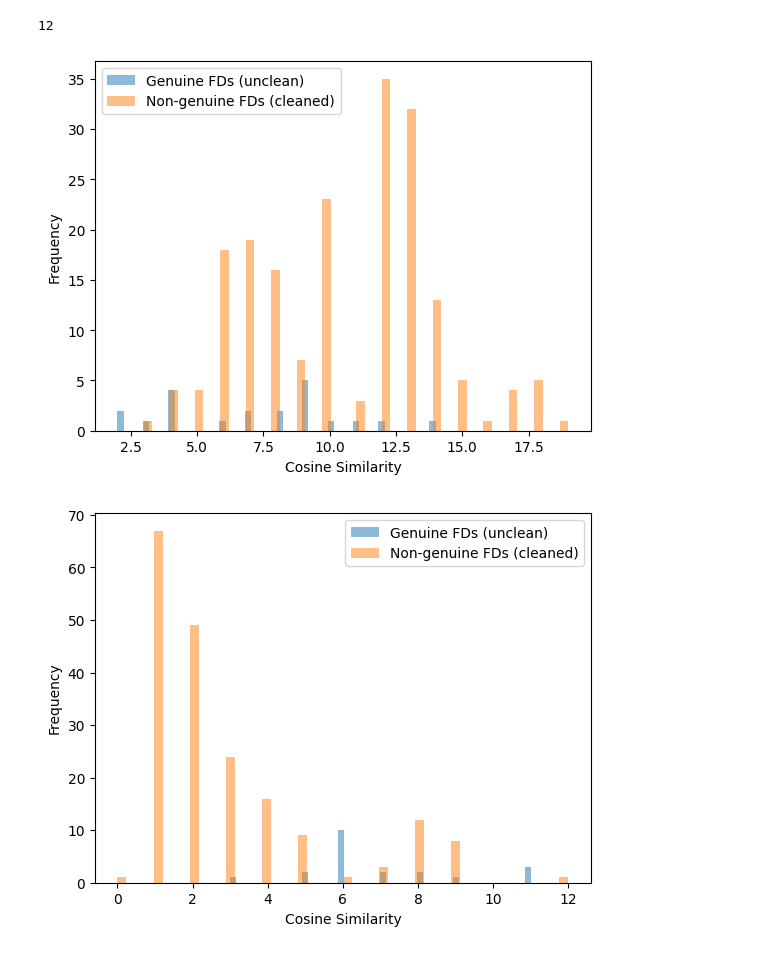
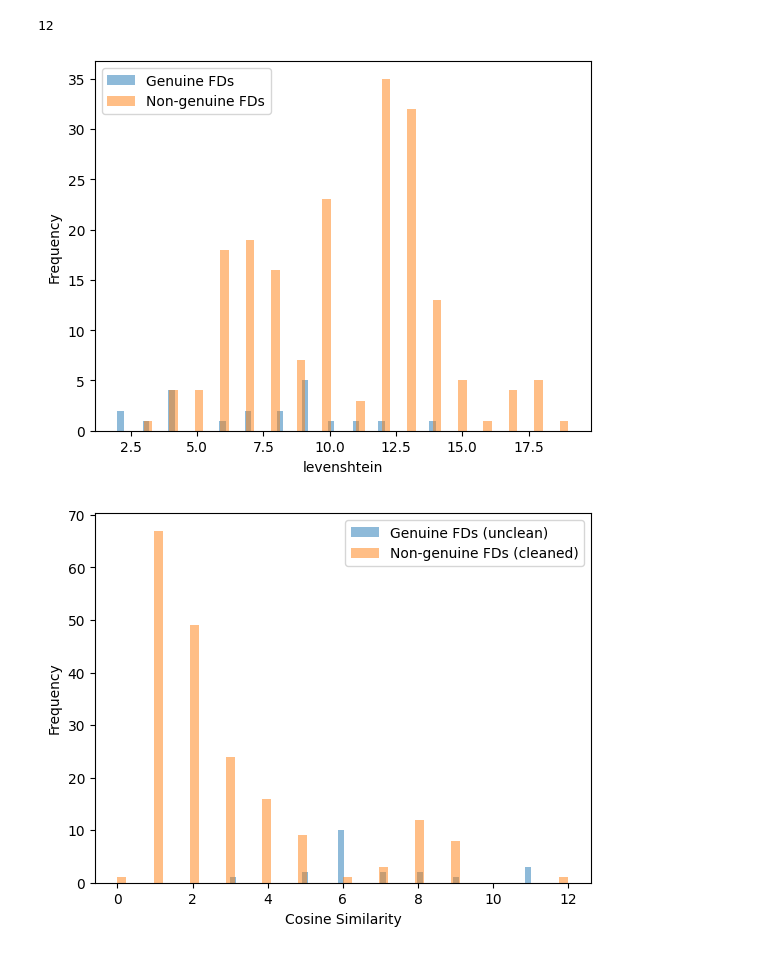
Before and after one commit to Jynns/dataprofiling_gen_fd, a Jupyter notebook: notebooks/pruning_policy.ipynb, the cells around one changed output. Saved outputs shown, nothing was run; the diff lists cells and outputs as text; code cells hidden in the pictures.

```diff
--- a/notebooks/pruning_policy.ipynb
+++ b/notebooks/pruning_policy.ipynb
@@ -92,14 +92,14 @@ gen_leven_unclean = gen_data.apply(build_levenshtein, axis=1)
 ungen_leven_clean = nongen_data.apply(build_levenshtein, axis=1)
 # %%
 import matplotlib.pyplot as plt
-plt.hist(gen_leven_unclean, bins=50, alpha=0.5, label='Genuine FDs (unclean)')
-plt.hist(ungen_leven_clean, bins=50, alpha=0.5, label='Non-genuine FDs (cleaned)')
-plt.xlabel('Cosine Similarity')
+plt.hist(gen_leven_unclean, bins=50, alpha=0.5, label='Genuine FDs')
+plt.hist(ungen_leven_clean, bins=50, alpha=0.5, label='Non-genuine FDs')
+plt.xlabel('levenshtein')
 plt.ylabel('Frequency')
 plt.legend()
 plt.show()
 # %% [output]
-[figure, old version]
+[figure, new version]
 # %%
 def longest_common_substring(a: str, b: str) -> str:
     if not a or not b:
```
Also changed, not shown: parts of 10 cells of this notebook, 1 other file.
